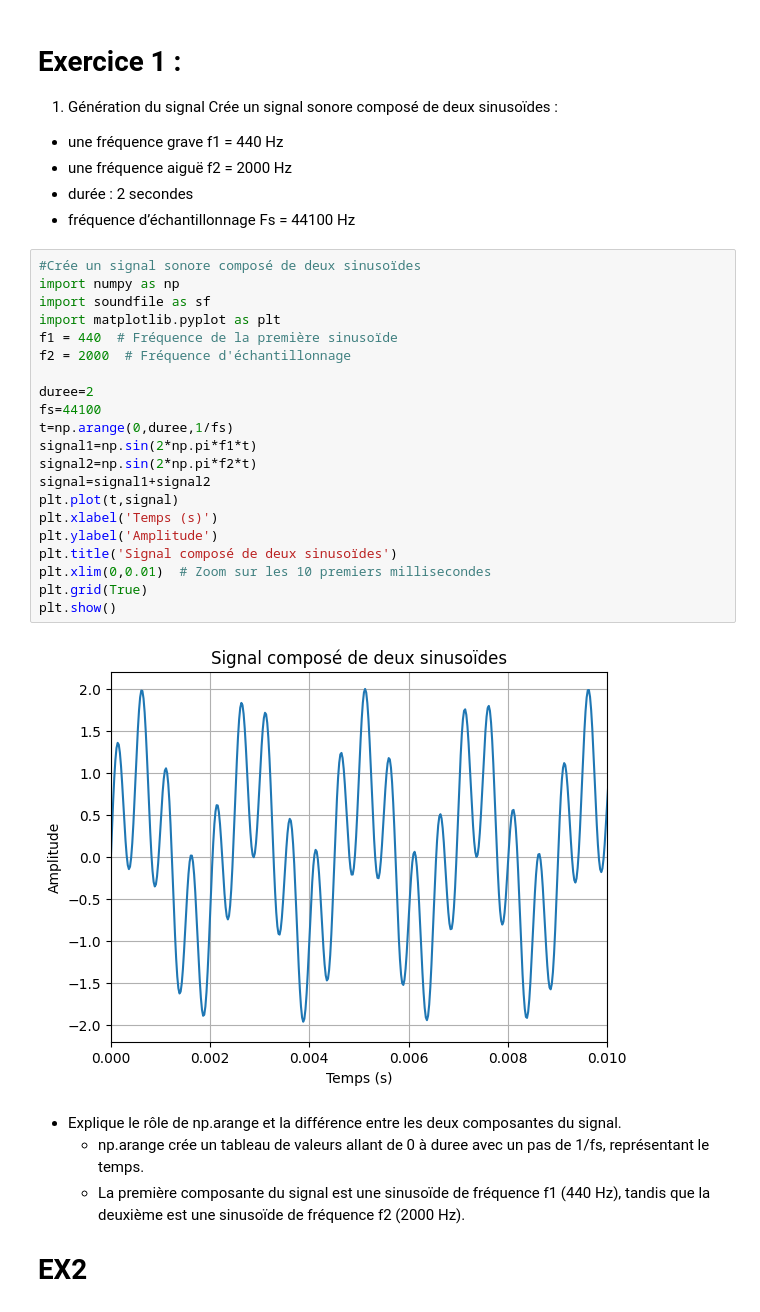
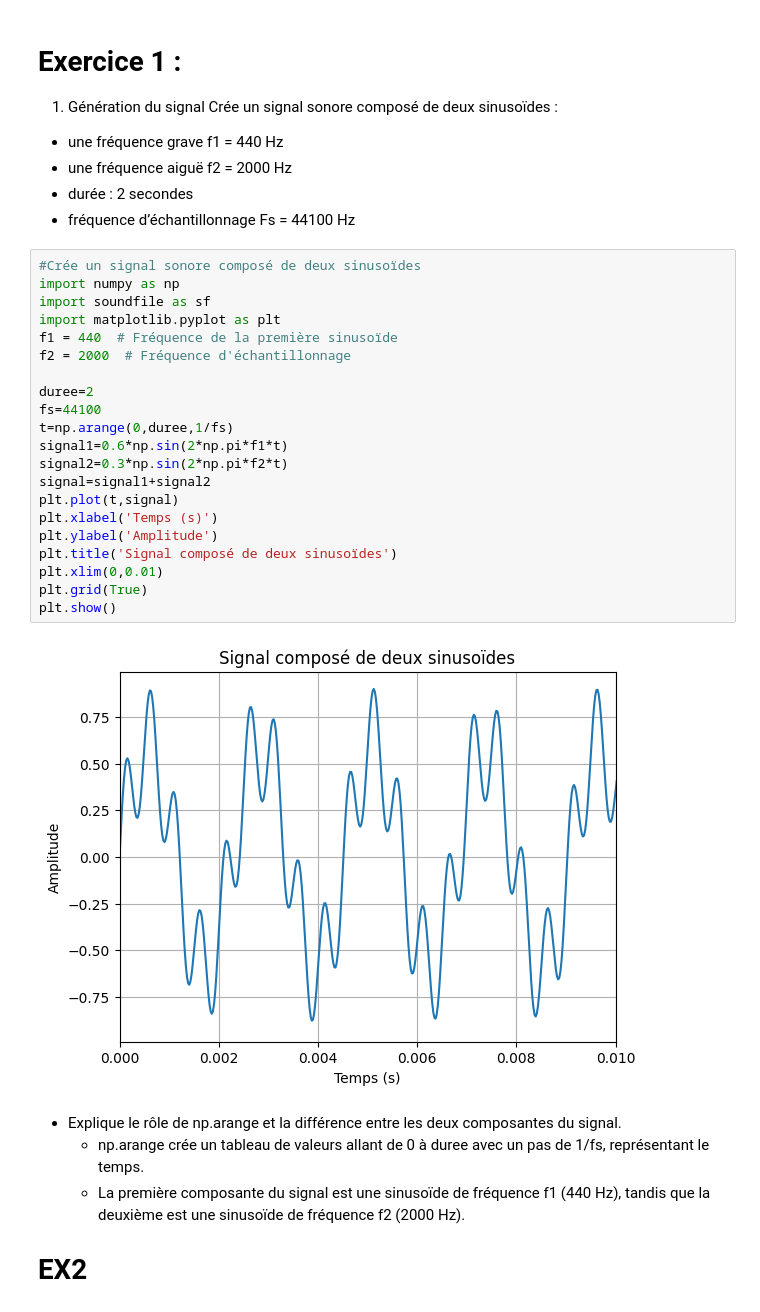
Before and after one commit to oussamabenalisst/Python-ISAMM, a Jupyter notebook: tr1/Exercices.ipynb, the cells around one changed output. Cells and saved outputs as stored; diff of their text form.

```diff
--- a/tr1/Exercices.ipynb
+++ b/tr1/Exercices.ipynb
@@ -9,26 +9,26 @@ Crée un signal sonore composé de deux sinusoïdes :
 # %%
 #Crée un signal sonore composé de deux sinusoïdes
 import numpy as np
 import soundfile as sf
 import matplotlib.pyplot as plt
 f1 = 440  # Fréquence de la première sinusoïde
 f2 = 2000  # Fréquence d'échantillonnage
 
 duree=2
 fs=44100
 t=np.arange(0,duree,1/fs)
-signal1=np.sin(2*np.pi*f1*t)
-signal2=np.sin(2*np.pi*f2*t)
+signal1=0.6*np.sin(2*np.pi*f1*t)
+signal2=0.3*np.sin(2*np.pi*f2*t)
 signal=signal1+signal2
 plt.plot(t,signal)
 plt.xlabel('Temps (s)')
 plt.ylabel('Amplitude')
 plt.title('Signal composé de deux sinusoïdes')
-plt.xlim(0,0.01)  # Zoom sur les 10 premiers millisecondes
+plt.xlim(0,0.01)
 plt.grid(True)
 plt.show()
 # %% [output]
-[figure, old version]
+[figure, new version]
 # %% [markdown]
 * Explique le rôle de np.arange et la différence entre les deux composantes du signal.
     - np.arange crée un tableau de valeurs allant de 0 à duree avec un pas de 1/fs, représentant le temps.
```
